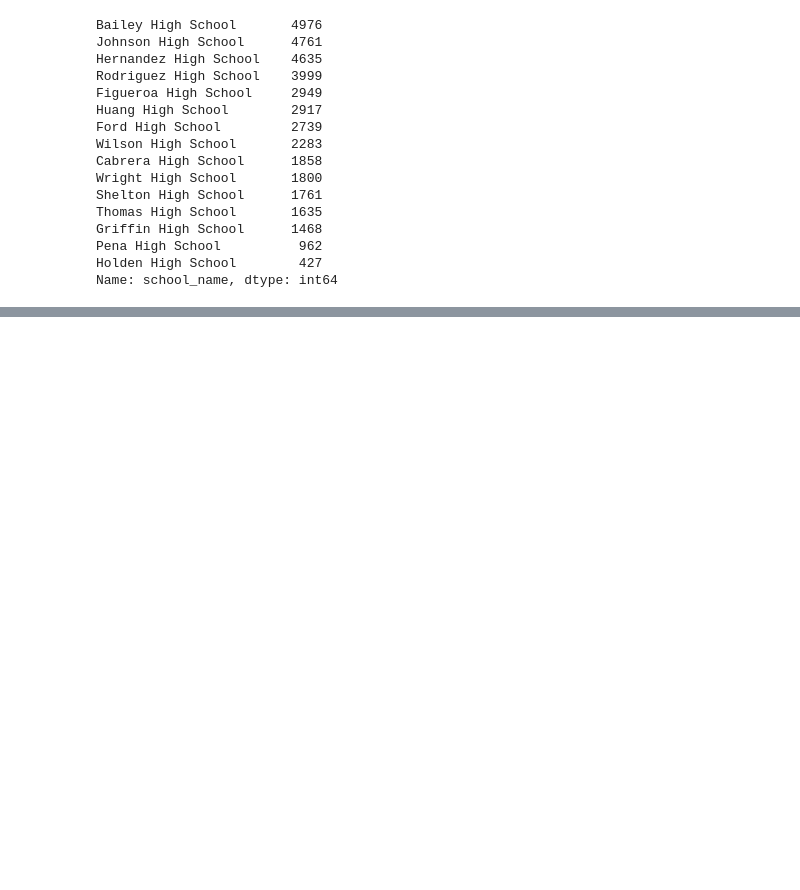
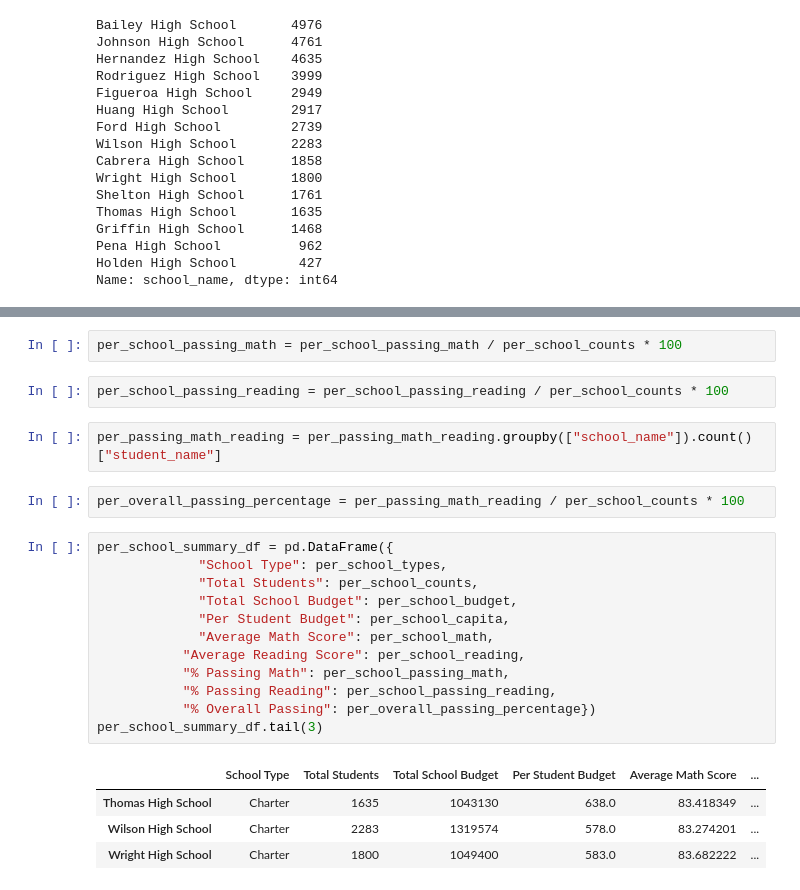
Before and after one commit to ljlodl5/School_District_Analysis, a Jupyter notebook: PyCitySchools.ipynb, the cells around one changed output, grey strips where cells are left out. Drawn from its saved outputs; the diff is of its cells as text; blank space fills up the shorter version.

```diff
--- a/PyCitySchools.ipynb
+++ b/PyCitySchools.ipynb
@@ -576,0 +540,25 @@ per_school_summary_df.tail(15)
+# %%
+per_school_passing_math = per_school_passing_math / per_school_counts * 100
+# %%
+per_school_passing_reading = per_school_passing_reading / per_school_counts * 100
+# %%
+per_passing_math_reading = per_passing_math_reading.groupby(["school_name"]).count()["student_name"]
+# %%
+per_overall_passing_percentage = per_passing_math_reading / per_school_counts * 100
+# %%
+per_school_summary_df = pd.DataFrame({
+             "School Type": per_school_types,
+             "Total Students": per_school_counts,
+             "Total School Budget": per_school_budget,
+             "Per Student Budget": per_school_capita,
+             "Average Math Score": per_school_math,
+           "Average Reading Score": per_school_reading,
+           "% Passing Math": per_school_passing_math,
+           "% Passing Reading": per_school_passing_reading,
+           "% Overall Passing": per_overall_passing_percentage})
+per_school_summary_df.tail(3)
+# %% [output]
+|  | School Type | Total Students | Total School Budget | Per Student Budget | Average Math Score | ... |
+| Thomas High School | Charter | 1635 | 1043130 | 638.0 | 83.418349 | ... |
+| Wilson High School | Charter | 2283 | 1319574 | 578.0 | 83.274201 | ... |
+| Wright High School | Charter | 1800 | 1049400 | 583.0 | 83.682222 | ... |
```
Also changed, not shown: parts of 25 cells of this notebook, 4 other files.
